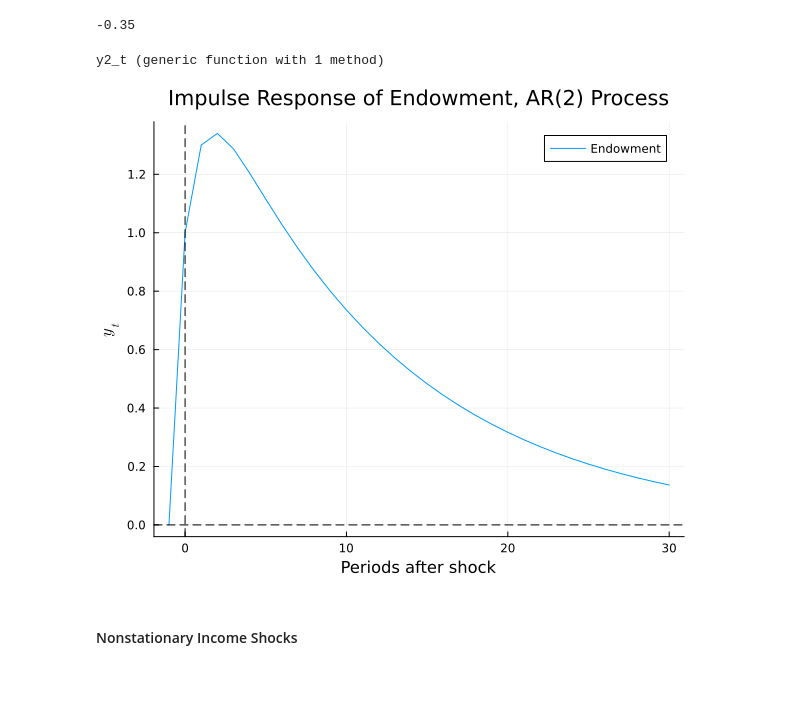
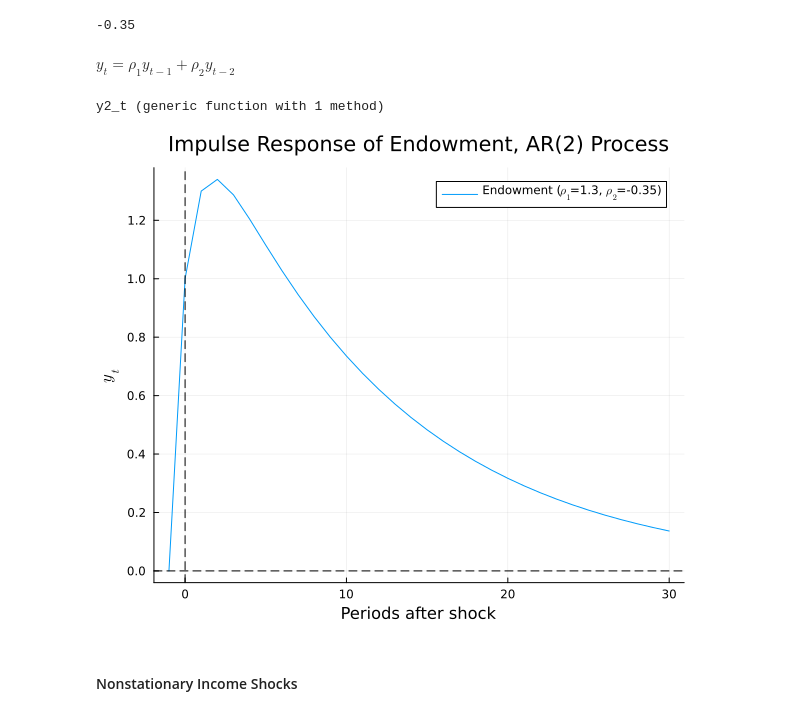
Before and after one commit to fabazan/open-economy-macroeconomics, a Jupyter notebook: ch2.ipynb, the cells around one changed output. Drawn from its saved outputs; the diff is of its cells as text; code cells hidden in the pictures; blank space fills up the shorter version.

```diff
--- a/ch2.ipynb
+++ b/ch2.ipynb
@@ -66,17 +78,19 @@ vline!([0], linestyle=:dash, color=:black, label=false)
 ρ2 = -0.35
 # %% [output]
 -0.35
+# %% [markdown]
+$ y_t = \rho_1 y_{t-1} + \rho_2 y_{t-2} $
 # %%
 y2_t(t) = ([ρ1 ρ2; 1 0]^(t-1) * [ρ1; 1])[1]
 # %% [output]
 y2_t (generic function with 1 method)
 # %%
 plot(size=(600, 500), title="Impulse Response of Endowment, AR(2) Process")
-plot!([i for i in -1:n], y2_t.([i for i in -1:n]), label="Endowment", xlab="Periods after shock", ylab="\$y_t\$")
+plot!([i for i in -1:n], y2_t, label="Endowment (\$ρ_1\$=$ρ1, \$ρ_2\$=$ρ2)", xlab="Periods after shock", ylab="\$y_t\$")
 
 hline!([0], linestyle=:dash, color=:black, label=false)
 vline!([0], linestyle=:dash, color=:black, label=false)
 # %% [output]
-[figure, old version]
+[figure, new version]
 # %% [markdown]
 #### Nonstationary Income Shocks
```
Also changed, not shown: parts of 8 cells of this notebook.
